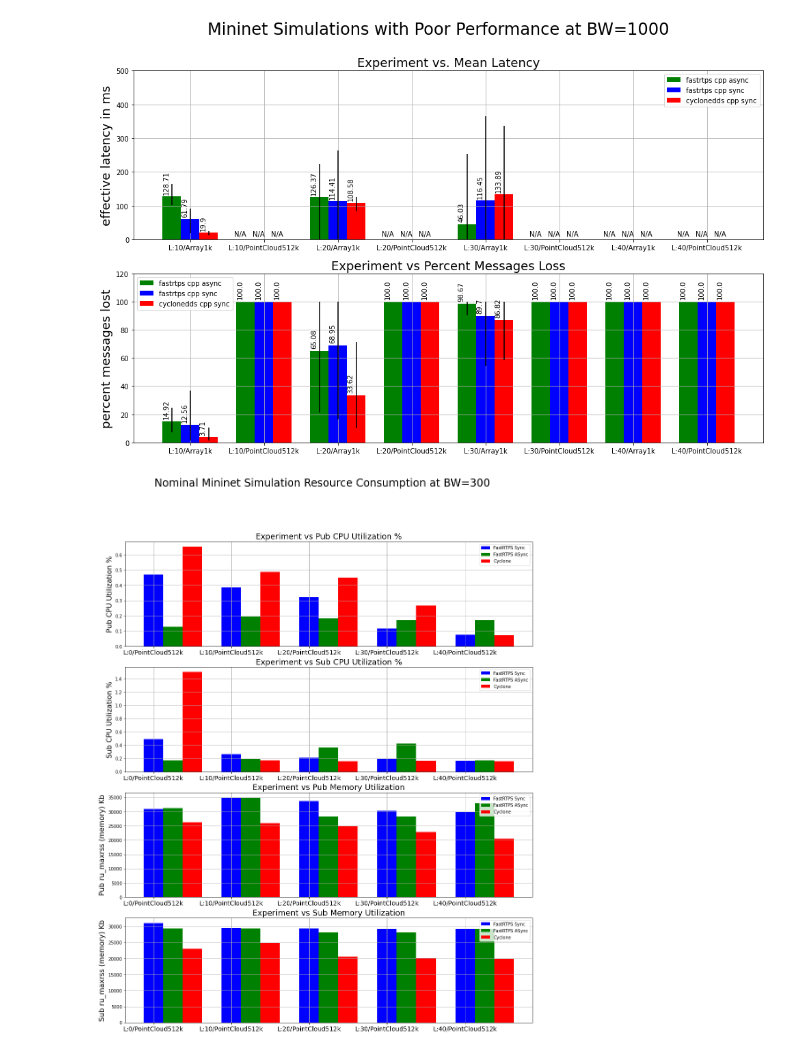
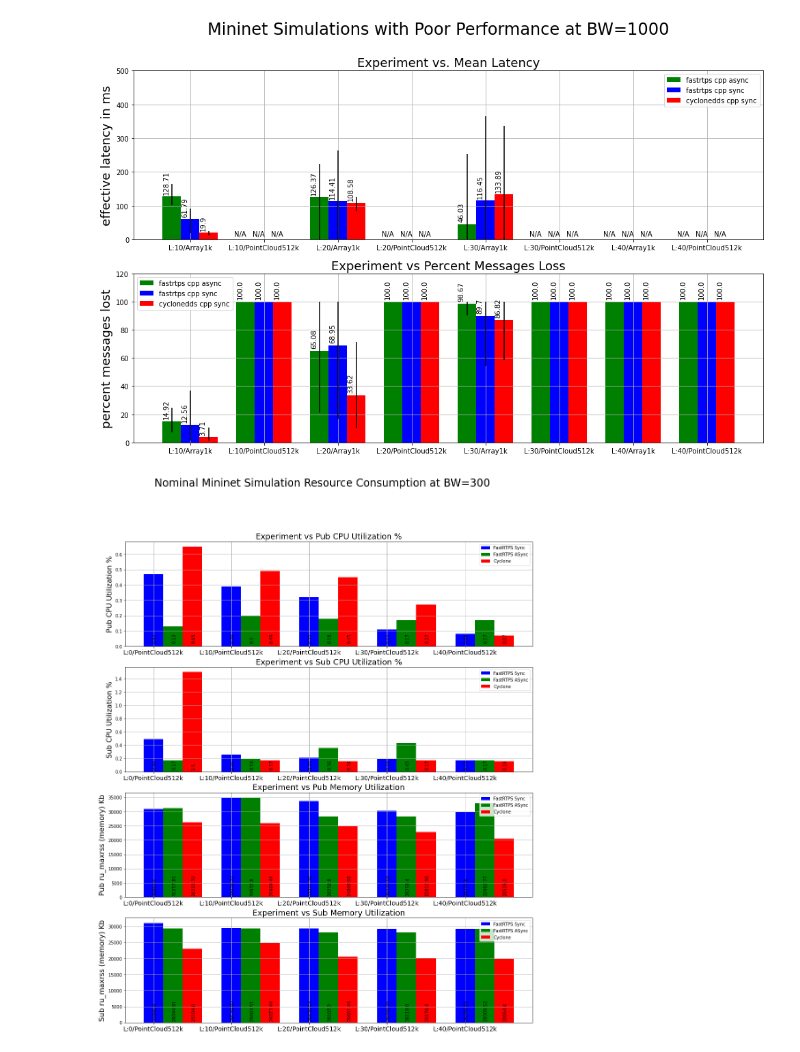
Before and after one commit to osrf/TSC-RMW-Reports, a Jupyter notebook: galactic/MininetExperimentResults.ipynb, the cells around one changed output. Saved outputs shown, nothing was run; the diff lists cells and outputs as text; code cells hidden in the pictures.

```diff
--- a/galactic/MininetExperimentResults.ipynb
+++ b/galactic/MininetExperimentResults.ipynb
@@ -496,6 +496,23 @@ plt.savefig("./plots/PoorPerformersBW1000.png")
 # %% [output]
 [figure]
 # %%
+def autolabel(rects,ax,rot=90):
+    """Attach a text label above each bar in *rects*, displaying its height."""
+    for rect in rects:
+        height = rect.get_height()
+        if height == 0:
+            name = "N/A"
+            rot = 0
+        else:
+            name = height
+            rot = 90
+        ax.annotate('{}'.format(name),
+                    xy=((rect.get_x() + rect.get_width() / 2), 0.01), #height=1),
+                    xytext=(3, 3),  # 3 points vertical offset
+                    textcoords="offset points",
+                    fontsize =10,
+                    ha='center', va='bottom',rotation=rot)
+
 def generate_mininet_plot_good_conditions(fast_sync_df, fast_async_df, cyclone_df, render_set,super_title):
     to_plot = ['pub_mean_cpu_usage (%)','sub_mean_cpu_usage (%)',"pub_mean_ru_maxrss","sub_mean_ru_maxrss"]
     plot_units = ['Pub CPU Utilization %','Sub CPU Utilization %',"Pub ru_maxrss (memory) Kb","Sub ru_maxrss (memory) Kb"]
@@ -522,37 +539,48 @@ def generate_mininet_plot_good_conditions(fast_sync_df, fast_async_df, cyclone_d
             fast_async.append(fva[data_point].values[0])
 
             cv = cyclone_df.loc[(cyclone_df['bandwidth'] == render[0]) &
                                 (cyclone_df["loss"] == render[1]) &
                                 (cyclone_df["message_type"] == render[2])]
             cyclone.append(cv[data_point].values[0])
 
         x = np.arange(len(render_set))
         sz = 0.25
         ax[idx].grid(which="both")
-        ax[idx].bar(x + 0.00, fast_sync, color = 'b', width = sz,label="FastRTPS Sync")
-        ax[idx].bar(x + sz, fast_async, color = 'g', width = sz,label="FastRTPS ASync")
-        ax[idx].bar(x + (2*sz), cyclone, color = 'r', width = sz,label="Cyclone")
+
+        fast_sync = np.round(np.array(fast_sync),2)
+        fast_async = np.round(np.array(fast_async),2)
+        cyclone = np.round(np.array(cyclone),2)
+
+        fast_a_bar = ax[idx].bar(x + 0.00, fast_sync, color = 'b', width = sz,label="FastRTPS Sync")
+        fast_s_bar = ax[idx].bar(x + sz, fast_async, color = 'g', width = sz,label="FastRTPS ASync")
+        cyclone_bar = ax[idx].bar(x + (2*sz), cyclone, color = 'r', width = sz,label="Cyclone")
+
+        autolabel(fast_a_bar,ax[idx])
+        autolabel(fast_s_bar,ax[idx])
+        autolabel(cyclone_bar,ax[idx])
+
+
         #ax[idx].set_ylim(y_extents[idx])
         ax[idx].set_xticks(x)
         ax[idx].set_xticklabels(x_label,rotation=0,fontsize=14)
         ax[idx].set_ylabel(plot_units[idx],fontsize=16)
         #ax[idx].set_xlabel("Mininet Experimental Conditions")
         ax[idx].set_title(titles[idx],fontsize=18)
         ax[idx].legend()
     return fig
 
 good_examples = [
     (300,0,'PointCloud512k'),
     (300,10,'PointCloud512k'),
     (300,20,'PointCloud512k'),
     (300,30,'PointCloud512k'),
     (300,40,'PointCloud512k'),
 
 ]
 out = generate_mininet_plot_good_conditions(fast_sync_run_avg_df,fast_async_run_avg_df,cyclone_run_avg_df,good_examples,"Nominal Mininet Simulation Resource Consumption at BW=300")
 plt.savefig("./plots/ResourceBW300-512k.png")
 # %% [output]
-[figure, old version]
+[figure, new version]
 # %%
 good_examples = [
     (300,0,'Array1k'),
```
Also changed, not shown: parts of 5 cells of this notebook, 6 other files.
